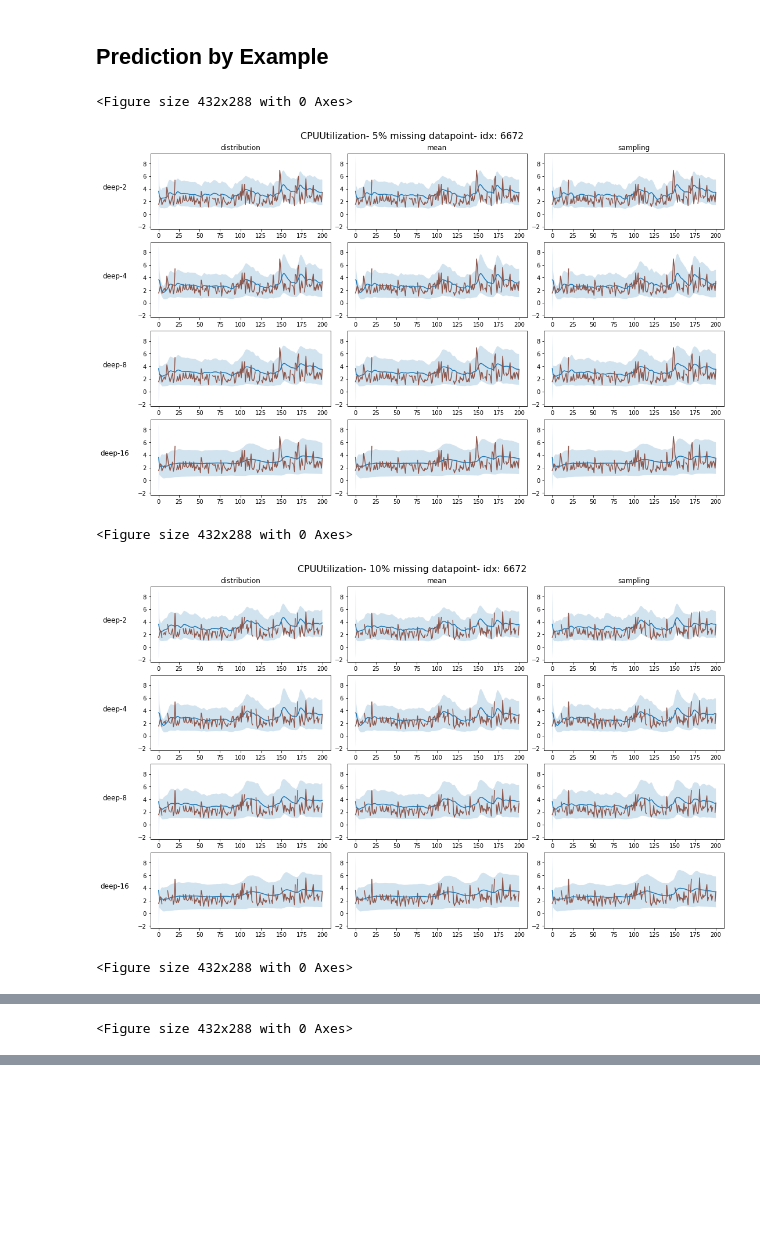
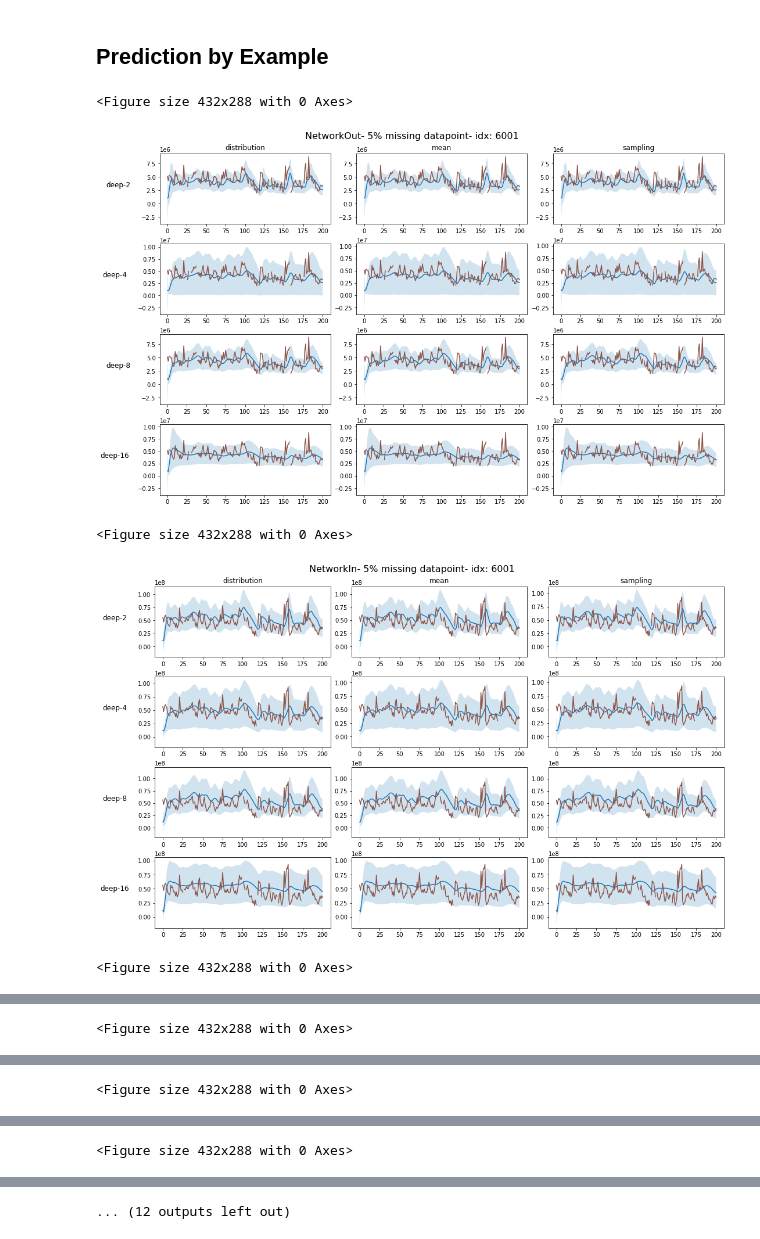
Before and after one commit to oshribr/ix, a Jupyter notebook: notebooks/Monitoring-Time-Series-lossess.ipynb, the cells around one changed output, grey strips where cells are left out. Cells and saved outputs as stored; diff of their text form; code cells hidden in the pictures; blank space fills up the shorter version.

```diff
--- a/notebooks/Monitoring-Time-Series-lossess.ipynb
+++ b/notebooks/Monitoring-Time-Series-lossess.ipynb
@@ -49,4 +62,32 @@ plt.tight_layout()
 [figure]
 # %% [markdown]
 ## NLL
+# %%
+def pred_nlls(y_mean, y_std, y, eps=1E-6):
+    """Computes prediction NLL of y relative to predictions.
+    Returns a tensor of nlls.
+    """
+
+    # eps is to avoid division by zero
+    dy = y - y_mean
+    var = y_std * y_std + eps
+
+    # Log-likelihood for normal distribution,
+    # with constant term and factor omitted.
+    nlls = np.log(var) + dy * dy / var
+
+    return nlls
+# %%
+df_nll['step'] = df_nll.groupby(level=['idx','nans','deep','miss'])['NetworkOut'].transform(lambda g: np.arange(g.shape[0]))
+df_no_missing['step'] = df_no_missing.groupby(level='idx')['NetworkOut'].transform(lambda g: np.arange(g.shape[0]))
+df_nll = pd.merge(df_nll.reset_index(), df_no_missing.reset_index(), on=['idx', 'step'], validate='m:1', suffixes=('','-no-missing')).set_index(['idx', 'nans', 'deep', 'miss']).sort_index()
+# %%
+y = df_nll[[m+'-no-missing' for m in metrics]].values
+y = (y-scale[0])/scale[1]
+# y = df_nll[metrics].values
+y_mean = df_nll[[m+'_mean' for m in metrics]].values
+y_mean = (y_mean-scale[0])/scale[1]
+y_std = df_nll[[m+'_std' for m in metrics]].values
+y_std = y_std / scale[1]
+df_nll[[m+'-nll-no-missing' for m in metrics]] = pred_nlls(y_mean,y_std,y)
 # %%
@@ -90,13 +191,13 @@ sampling
 # %% [markdown]
 ## Prediction by Example
 # %%
-def draw_plot(adf, test_df, metric, nans, idx):
+def draw_plot(test_df, metric, nans, idx):
     mean = f"{metric}_mean"
     std = f"{metric}_std"
     _ = plt.clf()
     fig, axs = plt.subplots(4, 3,figsize=(15, 9),constrained_layout=True)
-    x = adf.index.values
     y = test_df.loc[(idx,nans,2,'distribution'),metric].values
+    x = np.arange(y.shape[0])
 
     # --------------------------------------------------------------------
 
@@ -237,9 +336,10 @@ idx = 6672
 # %%
-for nans in [5,10,15,20]:
-    draw_plot(df_no_missing, df_nll, "CPUUtilization", nans, idx)
+idx = 6001
+for nan, metric in product(nans, metrics):
+    draw_plot(df_nll, metric, nan, idx)
 # %% [output]
 <Figure size 432x288 with 0 Axes>
-[figure, old version]
+[figure, new version]
 <Figure size 432x288 with 0 Axes>
-[figure, old version]
+[figure, new version]
 <Figure size 432x288 with 0 Axes>
@@ -248,0 +349 @@ for nans in [5,10,15,20]:
+<Figure size 432x288 with 0 Axes>
@@ -248,0 +351 @@ for nans in [5,10,15,20]:
+<Figure size 432x288 with 0 Axes>
@@ -248,0 +353 @@ for nans in [5,10,15,20]:
+... (12 outputs left out)
```
Also changed, not shown: parts of 6 cells of this notebook.
